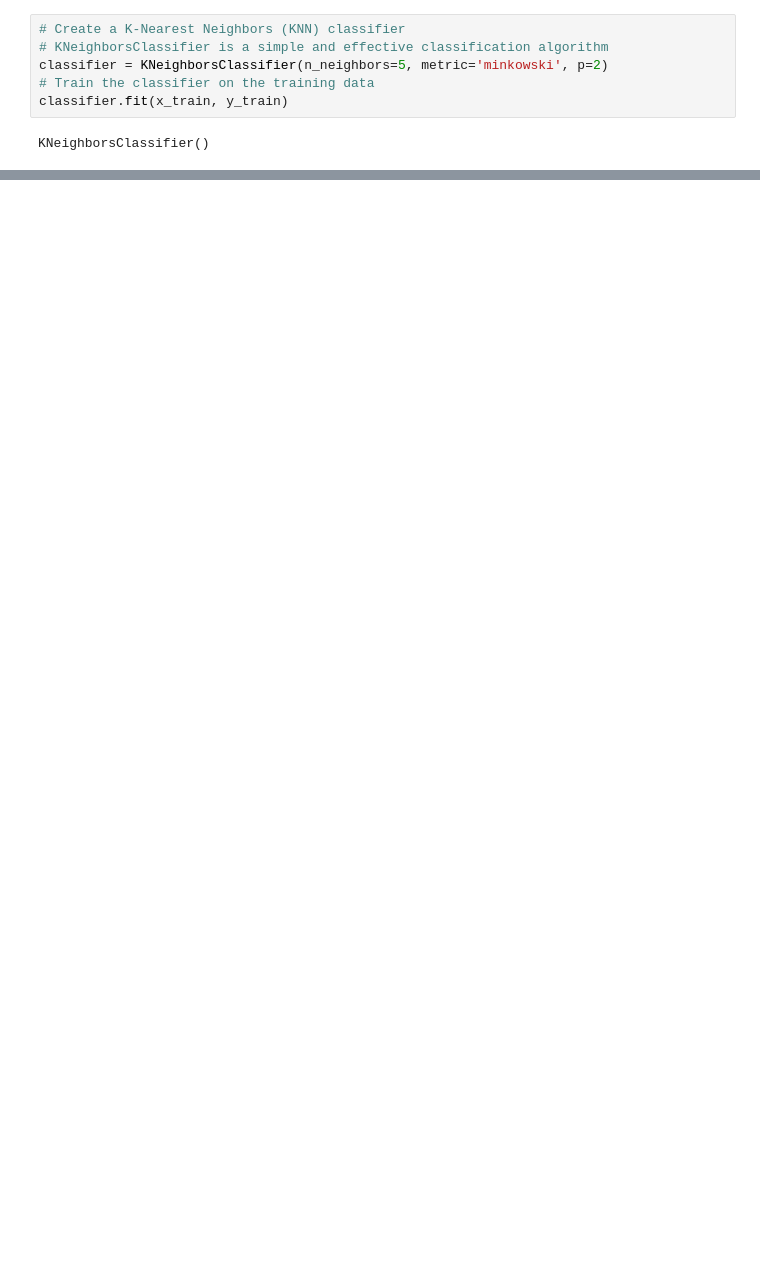
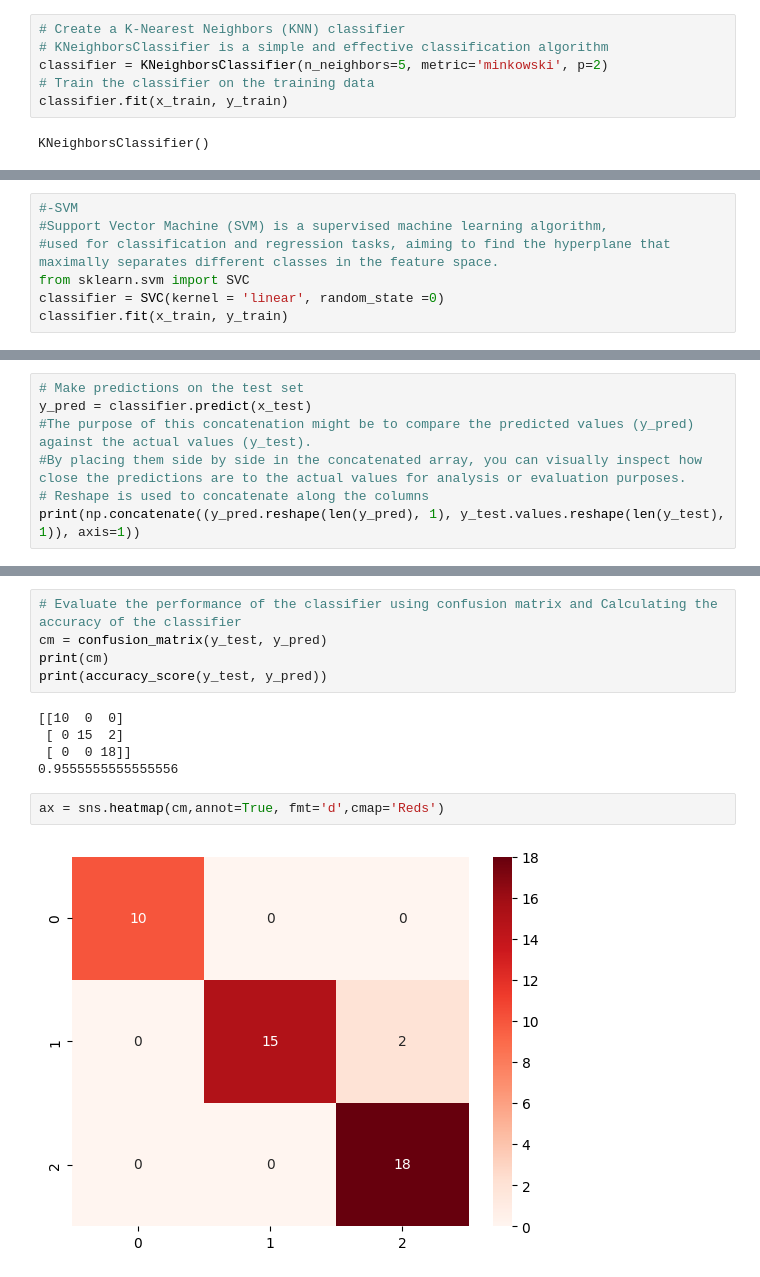
Before and after one commit to MuhammedDele/Data-Mining-Project, a Jupyter notebook: Project/Final Project.ipynb, the cells around one changed output, grey strips where cells are left out. Cells and saved outputs as stored; diff of their text form; blank space fills up the shorter version.

```diff
--- a/Project/Final Project.ipynb
+++ b/Project/Final Project.ipynb
@@ -123,0 +167,7 @@ print(classifier.predict(sc.transform([[5,2,3.5,0.2]])))
+# %%
+#-SVM
+#Support Vector Machine (SVM) is a supervised machine learning algorithm,
+#used for classification and regression tasks, aiming to find the hyperplane that maximally separates different classes in the feature space.
+from sklearn.svm import SVC
+classifier = SVC(kernel = 'linear', random_state =0)
+classifier.fit(x_train, y_train)
@@ -123,0 +181,7 @@ print(classifier.predict(sc.transform([[5,2,3.5,0.2]])))
+# %%
+# Make predictions on the test set
+y_pred = classifier.predict(x_test)
+#The purpose of this concatenation might be to compare the predicted values (y_pred) against the actual values (y_test).
+#By placing them side by side in the concatenated array, you can visually inspect how close the predictions are to the actual values for analysis or evaluation purposes.
+# Reshape is used to concatenate along the columns
+print(np.concatenate((y_pred.reshape(len(y_pred), 1), y_test.values.reshape(len(y_test), 1)), axis=1))
@@ -123,0 +206,14 @@ print(classifier.predict(sc.transform([[5,2,3.5,0.2]])))
+# %%
+# Evaluate the performance of the classifier using confusion matrix and Calculating the accuracy of the classifier
+cm = confusion_matrix(y_test, y_pred)
+print(cm)
+print(accuracy_score(y_test, y_pred))
+# %% [output]
+[[10  0  0]
+ [ 0 15  2]
+ [ 0  0 18]]
+0.9555555555555556
+# %%
+ax = sns.heatmap(cm,annot=True, fmt='d',cmap='Reds')
+# %% [output]
+[figure, added]
```
Also changed, not shown: parts of 39 cells of this notebook, 1 other file.
